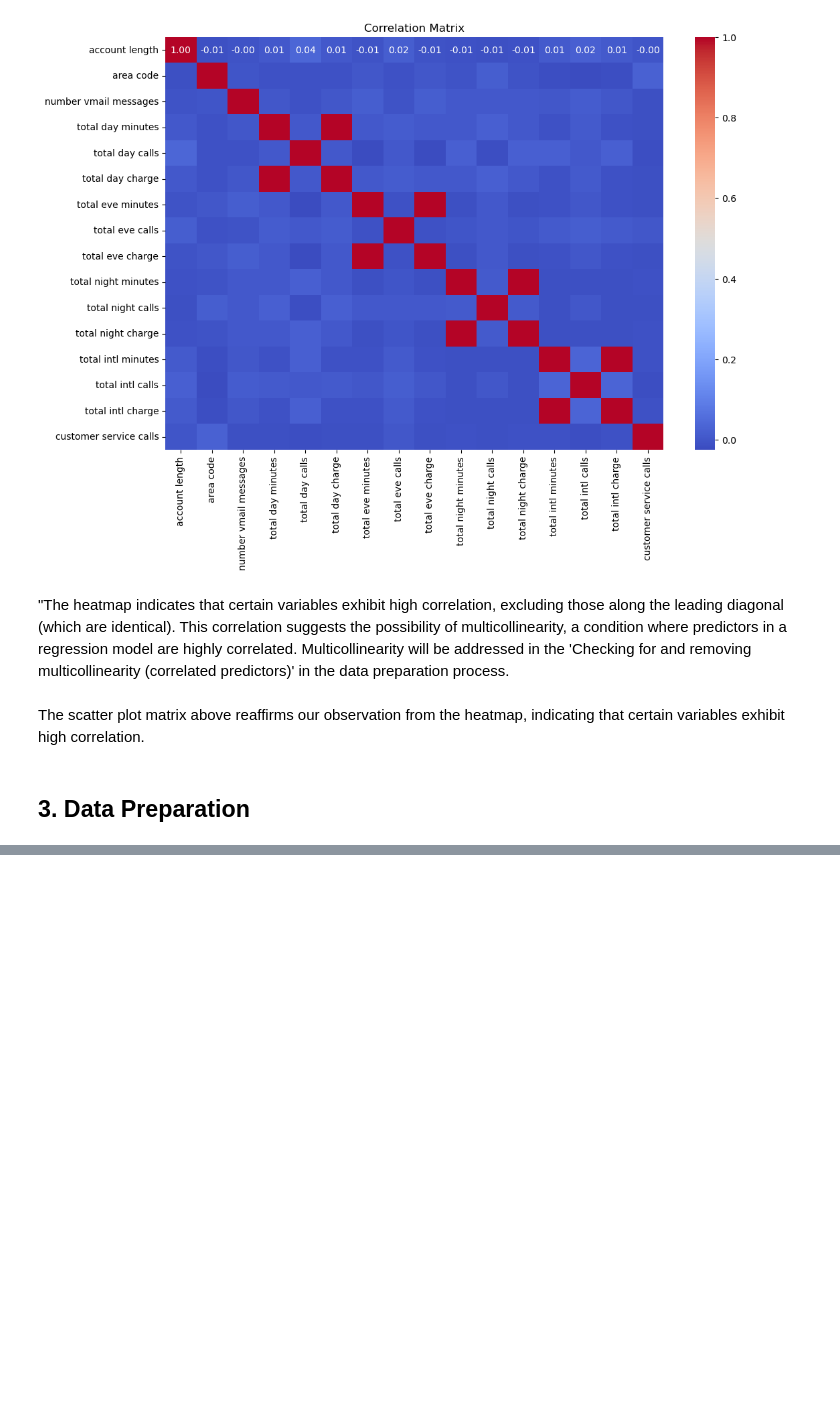
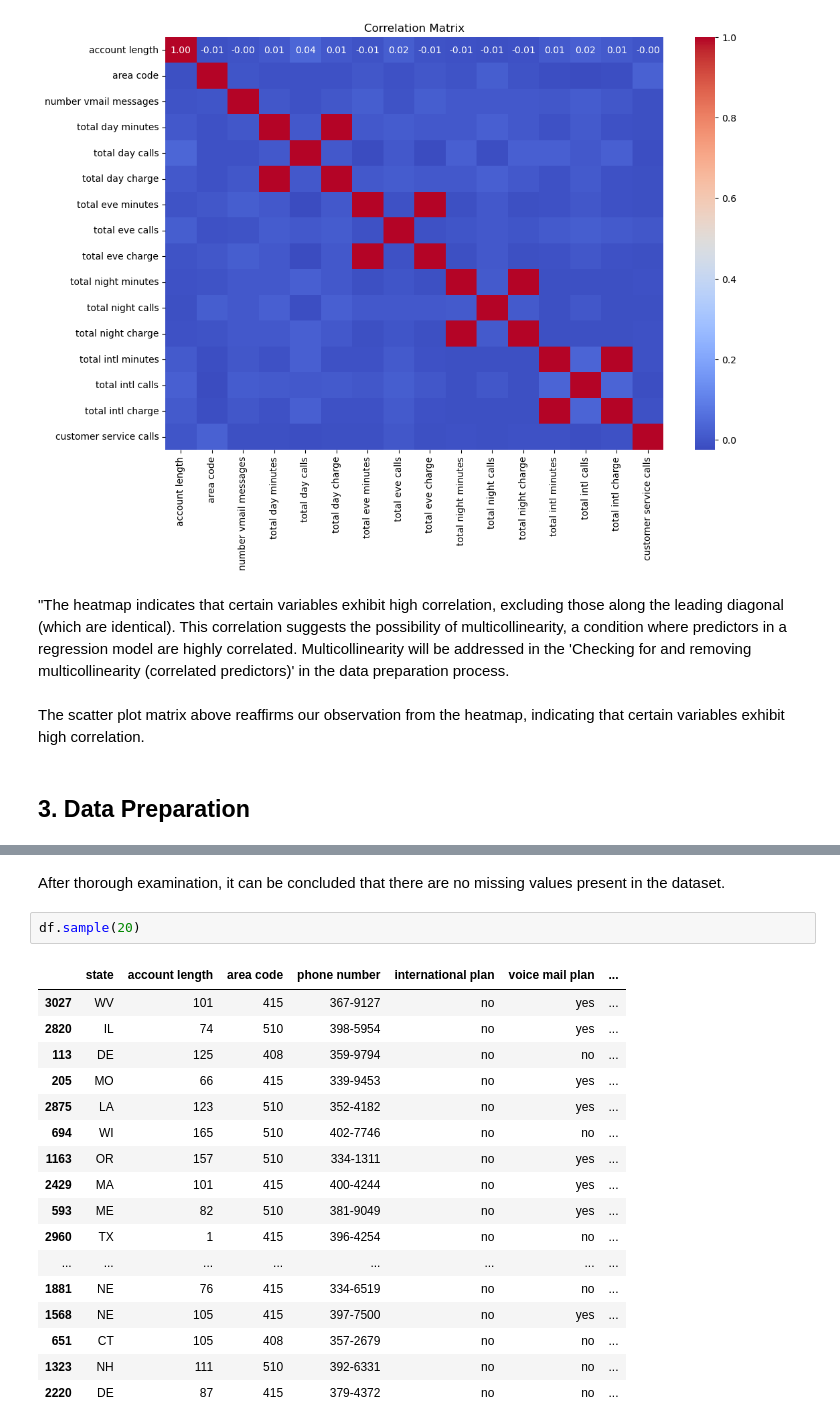
Before and after one commit to Iankip8/Phase_3_project, a Jupyter notebook: SyriatelCustomerChurn.ipynb, the cells around one changed output, grey strips where cells are left out. Cells and saved outputs as stored; diff of their text form; blank space fills up the shorter version.

```diff
--- a/SyriatelCustomerChurn.ipynb
+++ b/SyriatelCustomerChurn.ipynb
@@ -480,0 +511,22 @@ The scatter plot matrix above reaffirms our observation from the heatmap, indica
+# %% [markdown]
+After thorough examination, it can be concluded that there are no missing values present in the dataset.
+# %%
+df.sample(20)
+# %% [output]
+|  | state | account length | area code | phone number | international plan | voice mail plan | ... |
+| 3027 | WV | 101 | 415 | 367-9127 | no | yes | ... |
+| 2820 | IL | 74 | 510 | 398-5954 | no | yes | ... |
+| 113 | DE | 125 | 408 | 359-9794 | no | no | ... |
+| 205 | MO | 66 | 415 | 339-9453 | no | yes | ... |
+| 2875 | LA | 123 | 510 | 352-4182 | no | yes | ... |
+| 694 | WI | 165 | 510 | 402-7746 | no | no | ... |
+| 1163 | OR | 157 | 510 | 334-1311 | no | yes | ... |
+| 2429 | MA | 101 | 415 | 400-4244 | no | yes | ... |
+| 593 | ME | 82 | 510 | 381-9049 | no | yes | ... |
+| 2960 | TX | 1 | 415 | 396-4254 | no | no | ... |
+| ... | ... | ... | ... | ... | ... | ... | ... |
+| 1881 | NE | 76 | 415 | 334-6519 | no | no | ... |
+| 1568 | NE | 105 | 415 | 397-7500 | no | yes | ... |
+| 651 | CT | 105 | 408 | 357-2679 | no | no | ... |
+| 1323 | NH | 111 | 510 | 392-6331 | no | no | ... |
+| 2220 | DE | 87 | 415 | 379-4372 | no | no | ... |
```
Also changed, not shown: parts of 35 cells of this notebook.
